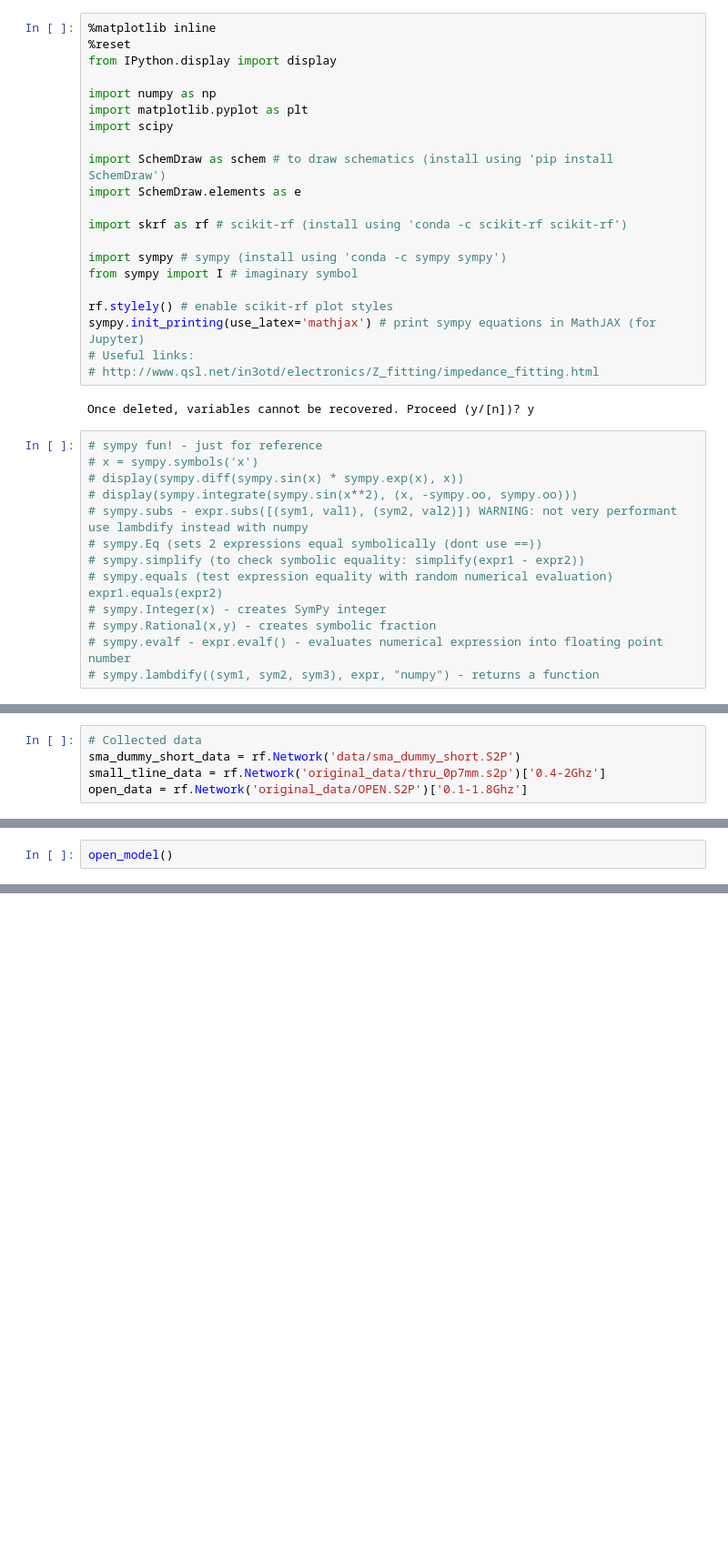
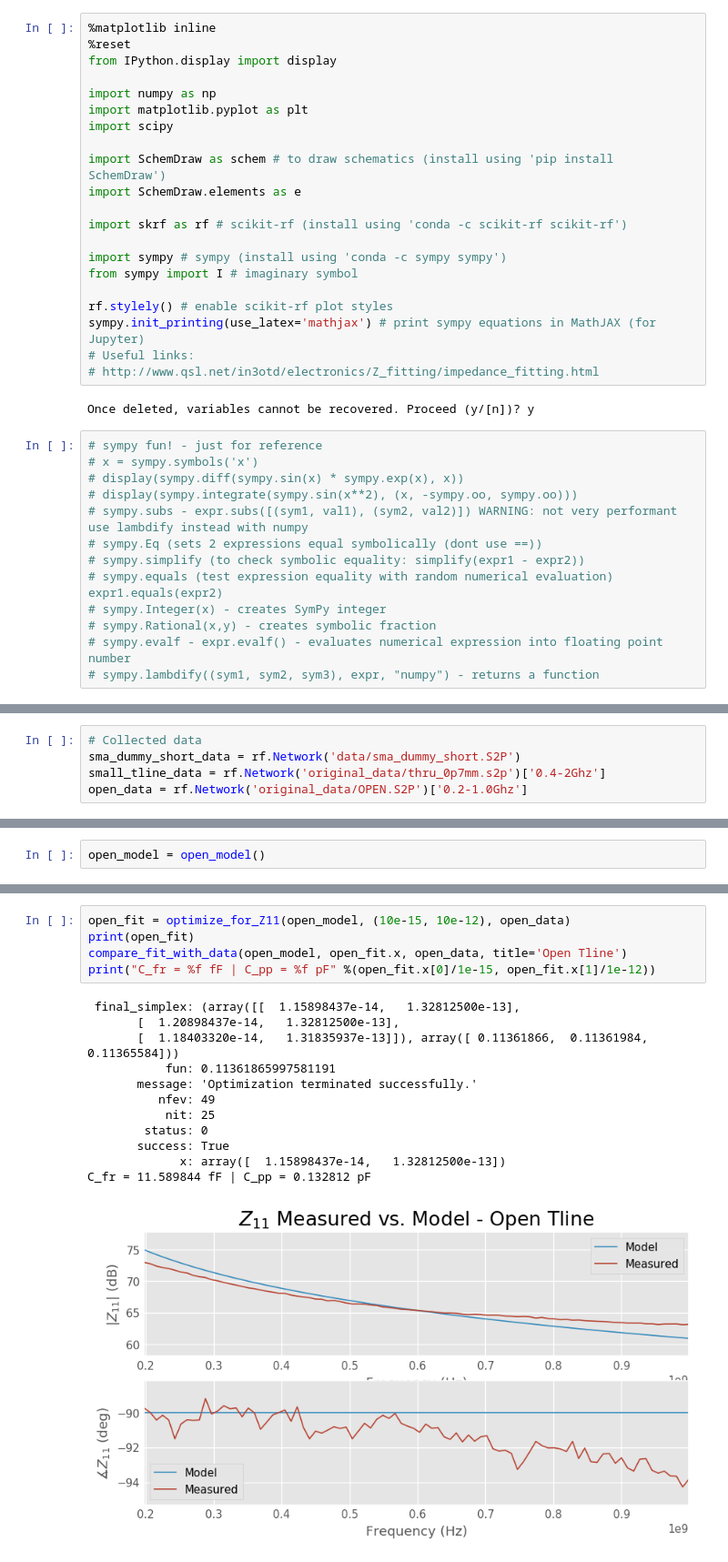
Before and after one commit to vighneshiyer/ee142_labs, a Jupyter notebook: lab1_redux/Lab1_Notebook.ipynb, the cells around one changed output, grey strips where cells are left out. Shown at 91% size. Cells and saved outputs as stored; diff of their text form; blank space fills up the shorter version.

```diff
--- a/lab1_redux/Lab1_Notebook.ipynb
+++ b/lab1_redux/Lab1_Notebook.ipynb
@@ -46,7 +50,7 @@ def db2mag(db):
 # Collected data
 sma_dummy_short_data = rf.Network('data/sma_dummy_short.S2P')
 small_tline_data = rf.Network('original_data/thru_0p7mm.s2p')['0.4-2Ghz']
-open_data = rf.Network('original_data/OPEN.S2P')['0.1-1.8Ghz']
+open_data = rf.Network('original_data/OPEN.S2P')['0.2-1.0Ghz']
 # %%
 def sma_dummy_short_model():
     # Symbolic
@@ -115,5 +128,5 @@ SMA Dummy Short Schematic Model:
 [figure]
 # %%
-open_model()
+open_model = open_model()
 # %% [output]
 Open Z11 Symbolic Model:
@@ -298,0 +201,18 @@ C_fr = 11.845131 fF | C_pp = -0.126434 pF
+# %%
+open_fit = optimize_for_Z11(open_model, (10e-15, 10e-12), open_data)
+print(open_fit)
+compare_fit_with_data(open_model, open_fit.x, open_data, title='Open Tline')
+print("C_fr = %f fF | C_pp = %f pF" %(open_fit.x[0]/1e-15, open_fit.x[1]/1e-12))
+# %% [output]
+ final_simplex: (array([[  1.15898437e-14,   1.32812500e-13],
+       [  1.20898437e-14,   1.32812500e-13],
+       [  1.18403320e-14,   1.31835937e-13]]), array([ 0.11361866,  0.11361984,  0.11365584]))
+           fun: 0.11361865997581191
+       message: 'Optimization terminated successfully.'
+          nfev: 49
+           nit: 25
+        status: 0
+       success: True
+             x: array([  1.15898437e-14,   1.32812500e-13])
+C_fr = 11.589844 fF | C_pp = 0.132812 pF
+[figure, added]
```
Also changed, not shown: parts of 11 cells of this notebook.
